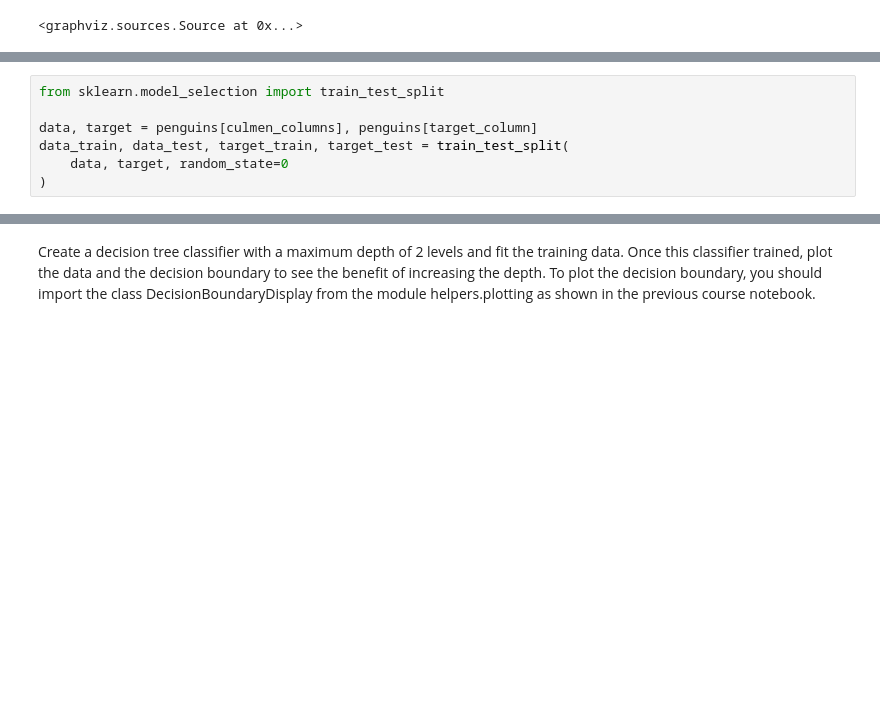
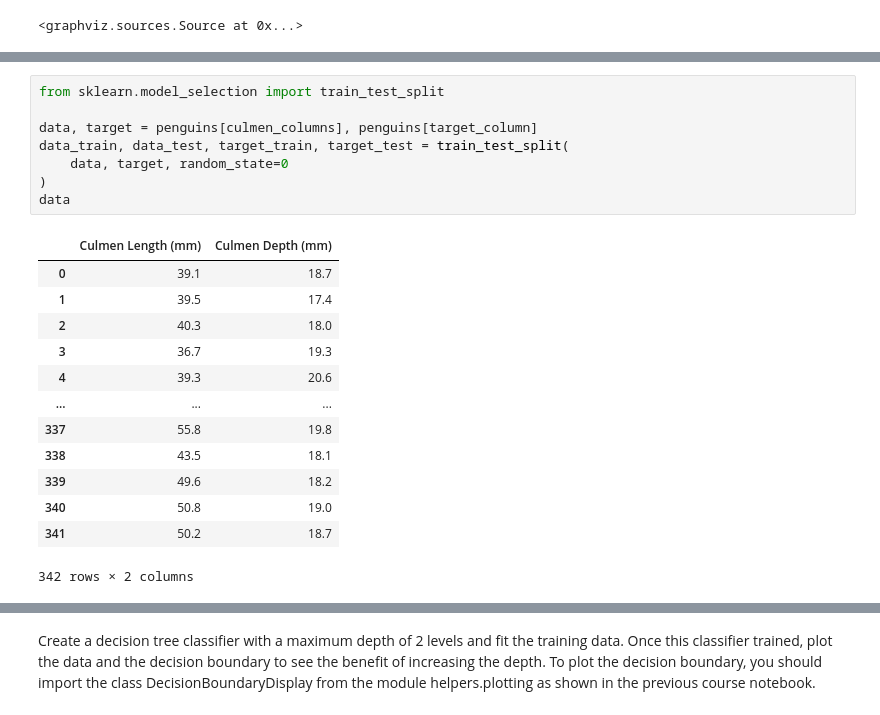
Before and after one commit to ArnobRahee/Data-Science-and-Machine-Learning, a Jupyter notebook: week_05 Decision Trees/week_05 Decision Trees/lab_decision_trees-Copy1.ipynb, the cells around one changed output, grey strips where cells are left out. Drawn from its saved outputs; the diff is of its cells as text; blank space fills up the shorter version.

```diff
--- a/week_05 Decision Trees/week_05 Decision Trees/lab_decision_trees-Copy1.ipynb
+++ b/week_05 Decision Trees/week_05 Decision Trees/lab_decision_trees-Copy1.ipynb
@@ -294,7 +337,22 @@ target_column = "Species"
 # %%
 from sklearn.model_selection import train_test_split
 
 data, target = penguins[culmen_columns], penguins[target_column]
 data_train, data_test, target_train, target_test = train_test_split(
     data, target, random_state=0
 )
+data
+# %% [output]
+|  | Culmen Length (mm) | Culmen Depth (mm) |
+| 0 | 39.1 | 18.7 |
+| 1 | 39.5 | 17.4 |
+| 2 | 40.3 | 18.0 |
+| 3 | 36.7 | 19.3 |
+| 4 | 39.3 | 20.6 |
+| ... | ... | ... |
+| 337 | 55.8 | 19.8 |
+| 338 | 43.5 | 18.1 |
+| 339 | 49.6 | 18.2 |
+| 340 | 50.8 | 19.0 |
+| 341 | 50.2 | 18.7 |
+342 rows × 2 columns
```
Also changed, not shown: parts of 13 cells of this notebook.
